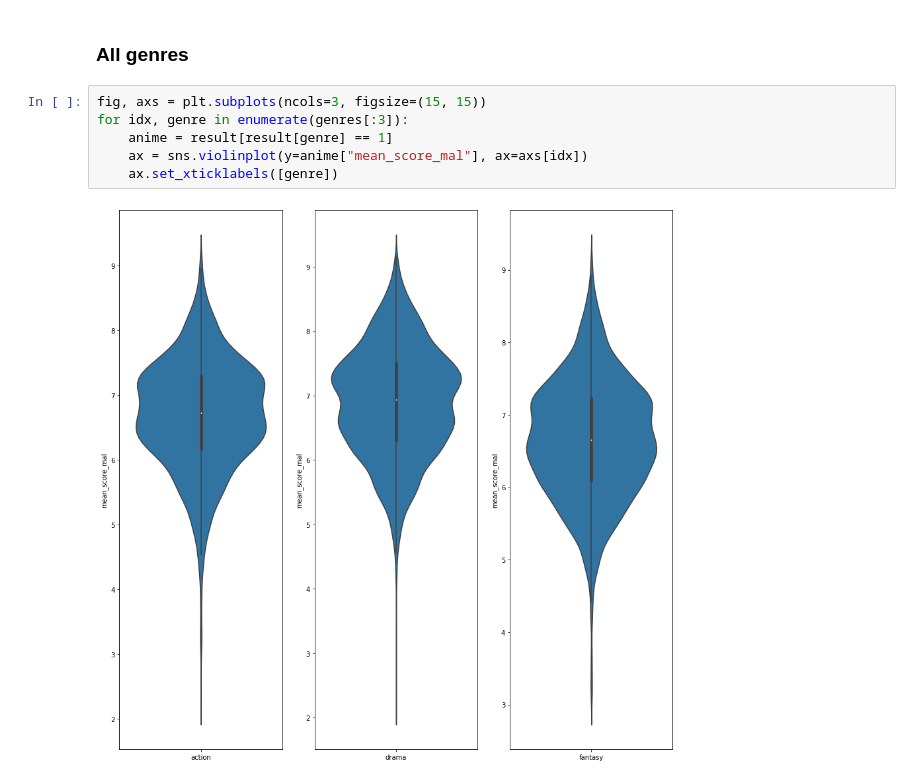
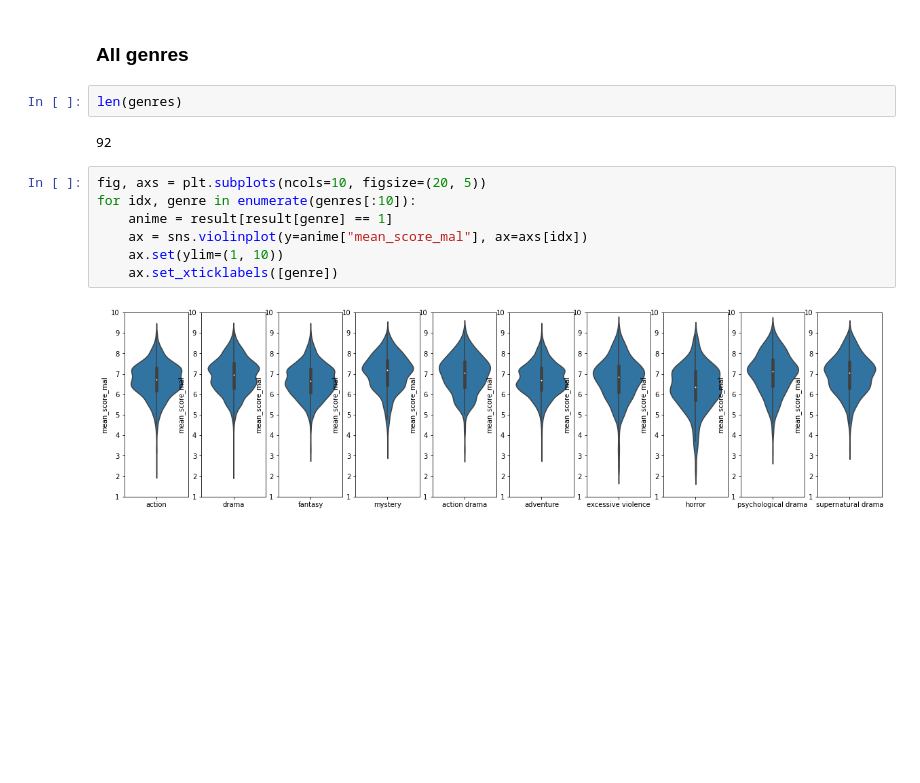
Before and after one commit to mrcuongtroll/Anime-Analysis, a Jupyter notebook: analysis.ipynb, the cells around one changed output. Saved outputs shown, nothing was run; the diff lists cells and outputs as text; blank space fills up the shorter version.

```diff
--- a/analysis.ipynb
+++ b/analysis.ipynb
@@ -156,11 +179,16 @@ sns.violinplot(y=action_anime["mean_score_anilist"], ax=axs[1], orient="v")
 action_anime = result[result["drama"] == 1]
 # %% [markdown]
 ### All genres
+# %%
+len(genres)
+# %% [output]
+92
 # %%
-fig, axs = plt.subplots(ncols=3, figsize=(15, 15))
-for idx, genre in enumerate(genres[:3]):
+fig, axs = plt.subplots(ncols=10, figsize=(20, 5))
+for idx, genre in enumerate(genres[:10]):
     anime = result[result[genre] == 1]
     ax = sns.violinplot(y=anime["mean_score_mal"], ax=axs[idx])
+    ax.set(ylim=(1, 10))
     ax.set_xticklabels([genre])
 # %% [output]
-[figure, old version]
+[figure, new version]
```
Also changed, not shown: parts of 6 cells of this notebook.
